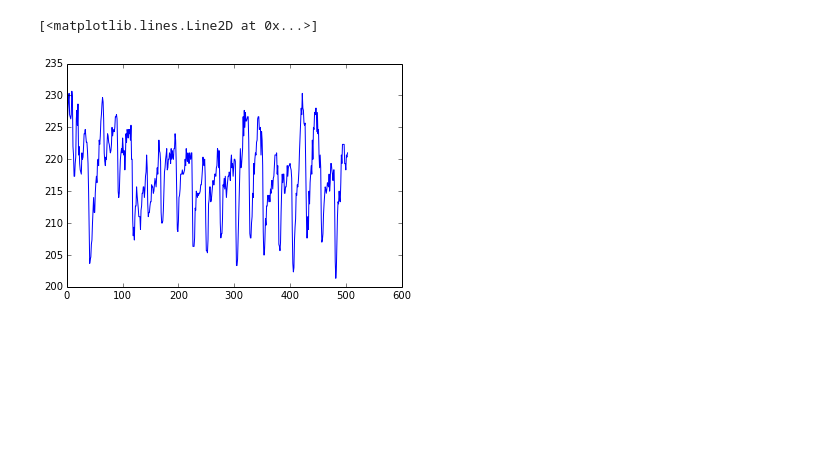
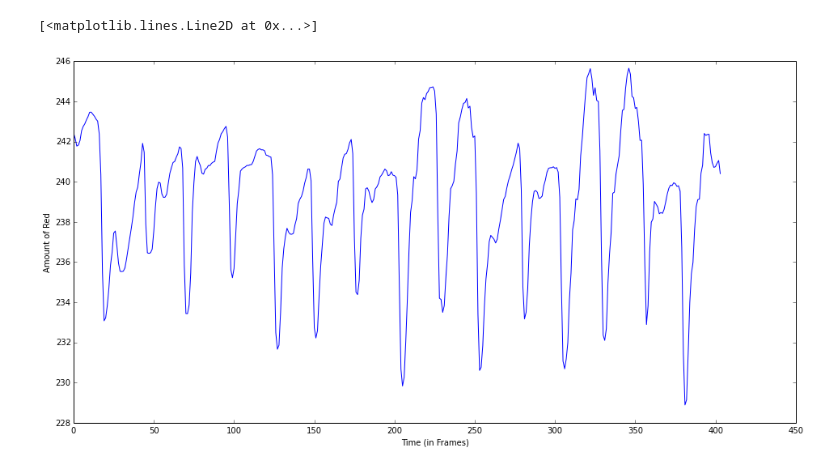
Before and after one commit to Katee/heartbeat, a Jupyter notebook: heartbeat.ipynb, the cells around one changed output. Cells and saved outputs as stored; diff of their text form; code cells hidden in the pictures; blank space fills up the shorter version.

Commit message:
Wraps getting frames in a generator. Sampler now uses random points.

```diff
--- a/heartbeat.ipynb
+++ b/heartbeat.ipynb
@@ -18,10 +23,28 @@ def get_red_from_frame(frame):
+# %%
+def create_sampling_function(video_width, video_height, num_samples=200):
+    """ Returns a function that returns the average amount of red in a frame """
+    samples = [[random.randint(0, video_height - 1), random.randint(0, video_width - 1)] for i in xrange(0, num_samples)]
+
+    def sample_frame(frame):
+        """ Returns the average amount of red in a frame by randomly sampling some pixels """
+        reds = [frame[sample[0]][sample[1]][0] for sample in samples]
+        return np.average(reds)
+
+    return sample_frame
 # %%
-def get_frames(videofile, frames=1):
-    """ get frames from a video """
-    return sp.Popen([ FFMPEG,
+def video_frames(videofile, video_width, video_height, frames=1):
+    pipe = sp.Popen([ FFMPEG,
                    "-i", videofile,
                    "-f", "image2pipe",
                    "-vframes", str(frames),
                    "-pix_fmt", "rgb24",
                    "-vcodec", "rawvideo", "-"],
                    stdout = sp.PIPE)
+
+    current_frame = 0
+    while current_frame < frames:
+        # one frame is video_width * vieo_height * 3 bytes
+        raw_image = pipe.stdout.read(video_width*video_height*3)
+        image = np.fromstring(raw_image, dtype='uint8').reshape((video_height,video_width,3))
+        current_frame += 1
+        yield image
@@ -33,15 +51,20 @@ def get_next_frame(frames):
 # %%
-num_frames = 21 * 24 # 24 frames per second, 21 seconds
-frames = get_frames(videofile, num_frames)
+num_frames = 21 * 24 # 24 frames per second, 21 seconds in the video
+
+frames = video_frames(videofile, video_width, video_height, num_frames)
+sampler = create_sampling_function(video_width, video_height)
 
 reds = []
 
 for x in xrange(0, num_frames):
-    raw_image = frames.stdout.read(video_width*video_height*3) # one frame is video_width * vieo_height * 3 bytes
-    image = np.fromstring(raw_image, dtype='uint8').reshape((video_height,video_width,3))
-    reds.append(get_red_from_frame(image))
+    image = frames.next()
+    reds.append(sampler(image))
+
+# the first 100 frames of this video aren't great
+reds = reds[100:]
-# %%
-plot(reds)
-# %% [output]
-[<matplotlib.lines.Line2D at 0x...>]
-[figure, removed]
+# %%
+setup_graph(x_label='Time (in Frames)', y_label='Amount of Red')
+plot(reds)
+# %% [output]
+[<matplotlib.lines.Line2D at 0x...>]
+[figure, added]
```
Also changed, not shown: parts of 10 cells of this notebook.
